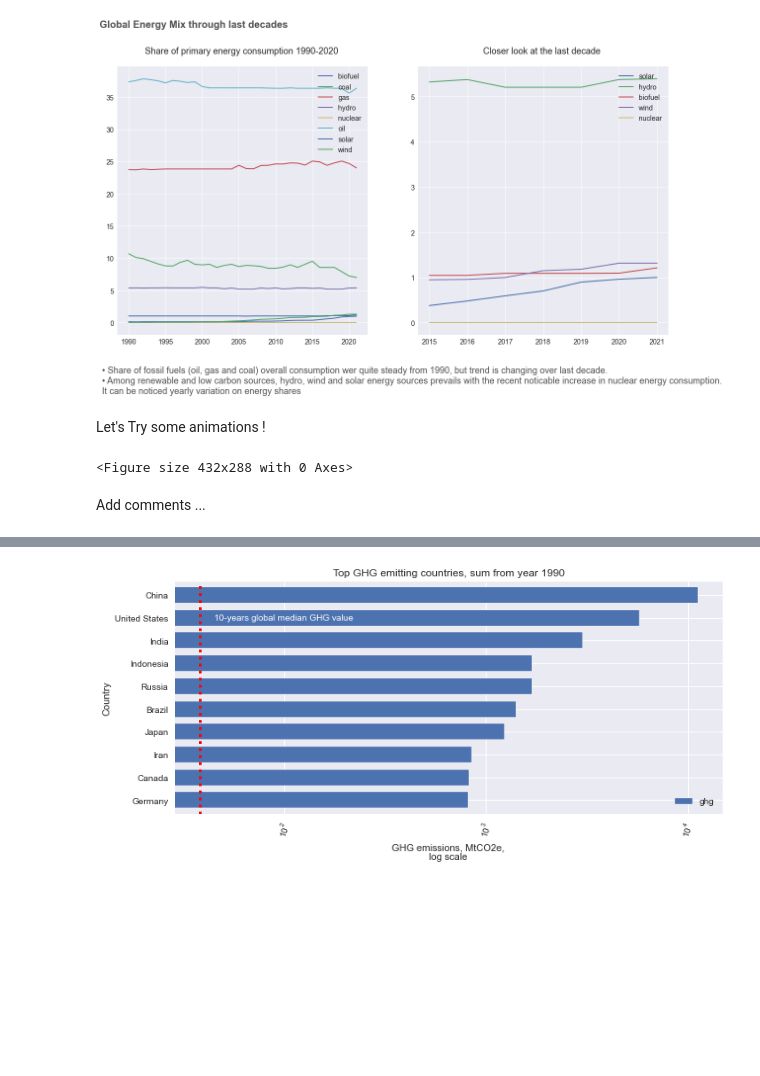
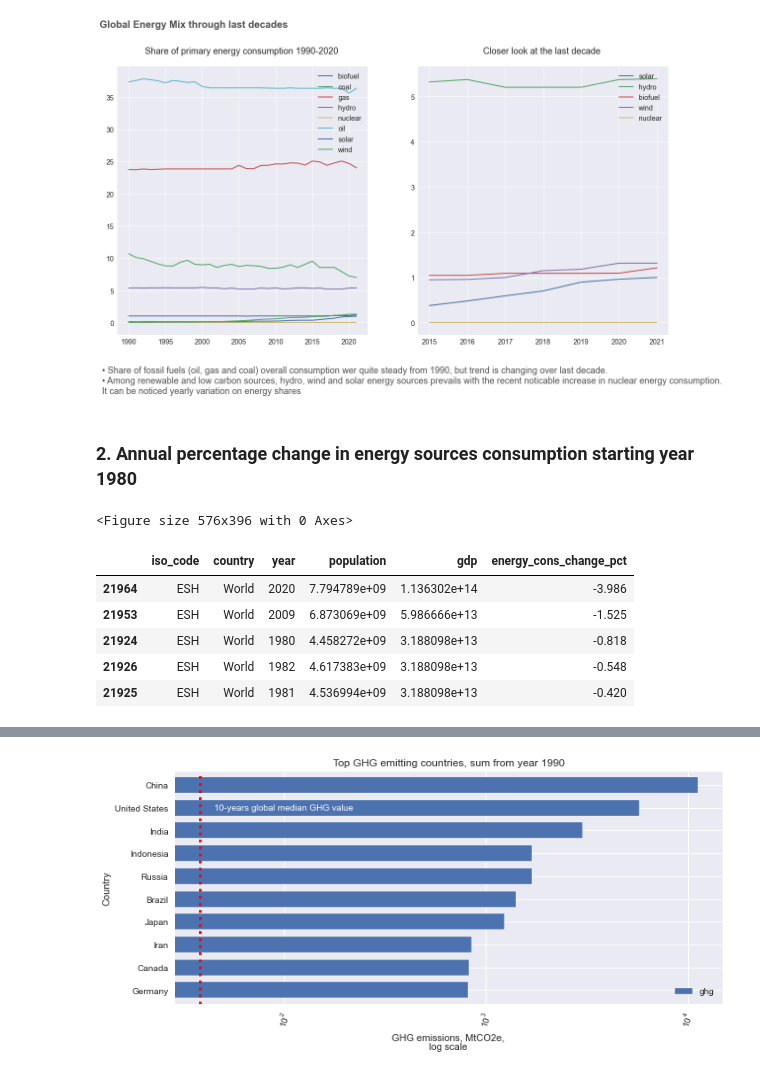
Before and after one commit to Edoardo1996/iornhack-final-project, a Jupyter notebook: main.ipynb, the cells around one changed output, grey strips where cells are left out. Saved outputs shown, nothing was run; the diff lists cells and outputs as text; code cells hidden in the pictures; blank space fills up the shorter version.

Commit message:
refactor all wec, start ghg

```diff
--- a/main.ipynb
+++ b/main.ipynb
@@ -437,24 +438,25 @@ axes[1].yaxis.set_tick_params(labelsize=14)
 plt.show()
 # %% [output]
 [figure]
-# %% [markdown]
-Let's Try some animations !
+# %% [markdown]
+### 2. Annual percentage change in energy sources consumption starting year 1980
 # %%
 import plotly.express as px
 
-# Focusing on columns with data on annual percentage change in energy sources consumption starting year 1990
-cons = wec.copy()
-cons_features = [col for col in cons.columns if '_cons_change_pct' in col] + ['gdp', 'energy_per_gdp', 'energy_per_capita', 'year', 'country']
+# Focusing on columns with data on
+wec2 = wec.copy()
+wec2 = wec2[wec2.year >= 1980]
+wec2_features = [col for col in wec2.columns if '_cons_change_pct' in col] + ['gdp', 'energy_per_gdp', 'energy_per_capita', 'year', 'country']
 
-cons = cons[cons_features]
+wec2 = wec2[wec2_features]
 
 # Central America removed due to it is the part of 'South and Central America' value.
 
 regions = ['World', 'Europe', 'North America', 'Central America (BP)', 'South America', 'Africa', 'South Africa', 'Eastern Africa', 'Asia', 'Middle East (EIA)', 'China', 'India', 'United States']
 
-cons = cons[cons['country'].isin(regions)]
+wec2 = wec2[wec2['country'].isin(regions)]
 
-fig = px.bar(cons,
+fig = px.bar(wec2,
              x='country', y='energy_cons_change_pct',
              color='country',
              animation_frame='year',
@@ -467,6 +469,17 @@ fig.add_vrect(x0=11.5, x1=10.5)
 plt.tight_layout()
 fig.show()
 # %% [output]
-<Figure size 432x288 with 0 Axes>
+<Figure size 576x396 with 0 Axes>
-# %% [markdown]
-Add comments ...
+# %%
+wec2 = wec.copy()
+
+wec2 = wec2.groupby('country').get_group('World')
+
+wec2[identifiers+['energy_cons_change_pct']].nsmallest(10, ['energy_cons_change_pct']).head(5)
+# %% [output]
+|  | iso_code | country | year | population | gdp | energy_cons_change_pct |
+| 21964 | ESH | World | 2020 | 7.794789e+09 | 1.136302e+14 | -3.986 |
+| 21953 | ESH | World | 2009 | 6.873069e+09 | 5.986666e+13 | -1.525 |
+| 21924 | ESH | World | 1980 | 4.458272e+09 | 3.188098e+13 | -0.818 |
+| 21926 | ESH | World | 1982 | 4.617383e+09 | 3.188098e+13 | -0.548 |
+| 21925 | ESH | World | 1981 | 4.536994e+09 | 3.188098e+13 | -0.420 |
```
Also changed, not shown: parts of 17 cells of this notebook.
